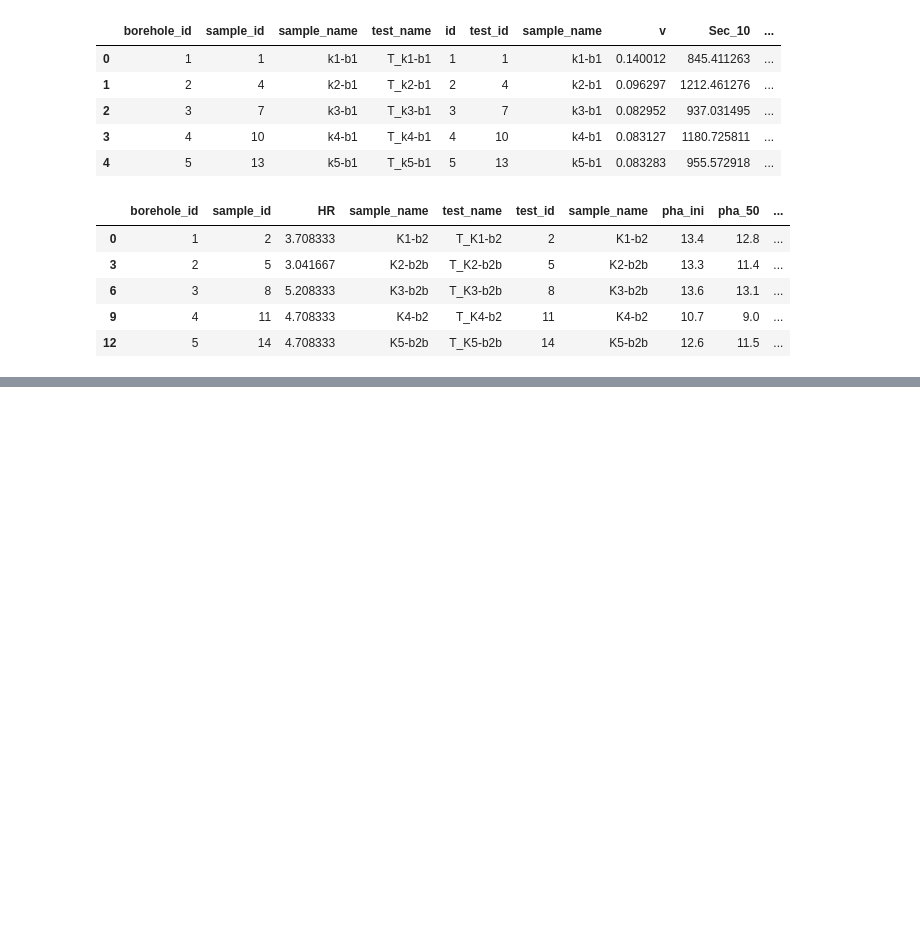
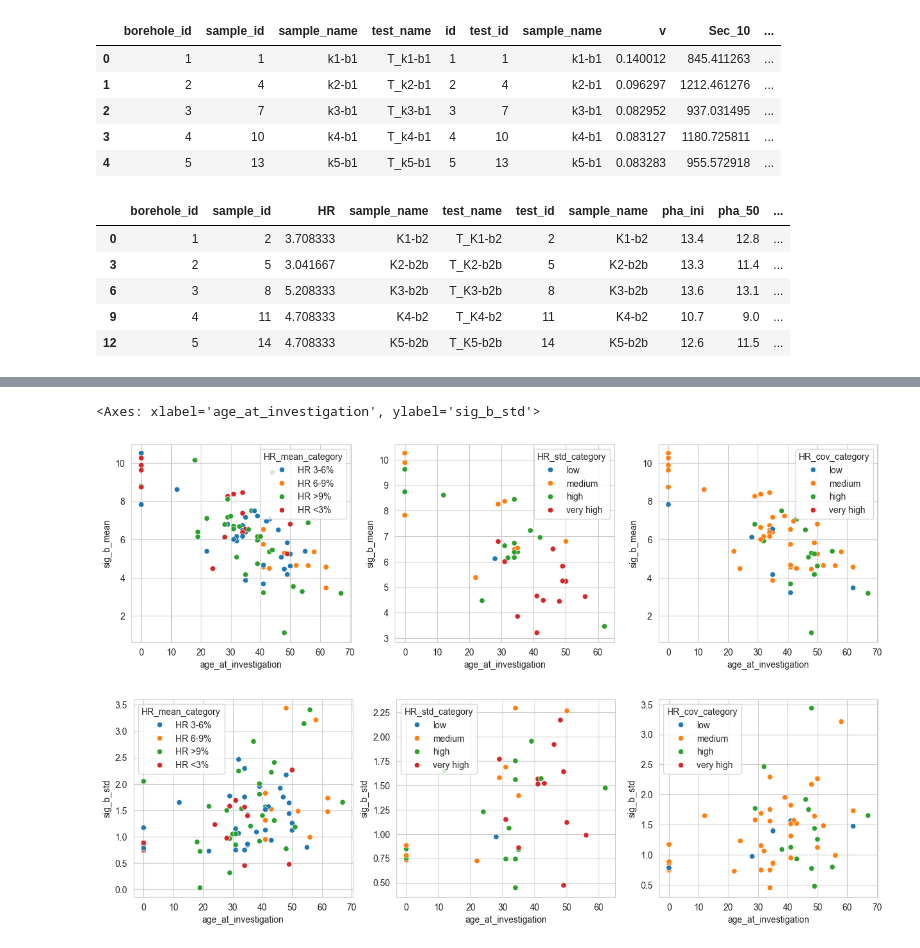
Before and after one commit to amavrits/asphalt-db, a Jupyter notebook: results/ExploratoryAnalysis.ipynb, the cells around one changed output, grey strips where cells are left out. Drawn from its saved outputs; the diff is of its cells as text; code cells hidden in the pictures; blank space fills up the shorter version.

```diff
--- a/results/ExploratoryAnalysis.ipynb
+++ b/results/ExploratoryAnalysis.ipynb
@@ -225,0 +304,21 @@ ValueError: Data must be 1-dimensional, got ndarray of shape (1727, 2) instead
+# %%
+#plot sig_b_mean and age_at_investigation
+fig, ax = plt.subplots(figsize=(15,4), ncols=3)
+sns.scatterplot(data=data_per_dike_project, x='age_at_investigation', y='sig_b_mean', hue='HR_mean_category', ax=ax[0])
+
+#same with std as hue
+sns.scatterplot(data=data_per_dike_project, x='age_at_investigation', y='sig_b_mean', hue='HR_std_category', ax=ax[1])
+
+#and cov as hue
+sns.scatterplot(data=data_per_dike_project, x='age_at_investigation', y='sig_b_mean', hue='HR_cov_category', ax=ax[2])
+
+fig,ax = plt.subplots(figsize=(15,4), ncols=3)
+sns.scatterplot(data=data_per_dike_project, x='age_at_investigation', y='sig_b_std', hue='HR_mean_category', ax=ax[0])
+
+sns.scatterplot(data=data_per_dike_project, x='age_at_investigation', y='sig_b_std', hue='HR_std_category', ax=ax[1])
+
+sns.scatterplot(data=data_per_dike_project, x='age_at_investigation', y='sig_b_std', hue='HR_cov_category', ax=ax[2])
+# %% [output]
+<Axes: xlabel='age_at_investigation', ylabel='sig_b_std'>
+[figure, added]
+[figure, added]
```
Also changed, not shown: parts of 25 cells of this notebook.
